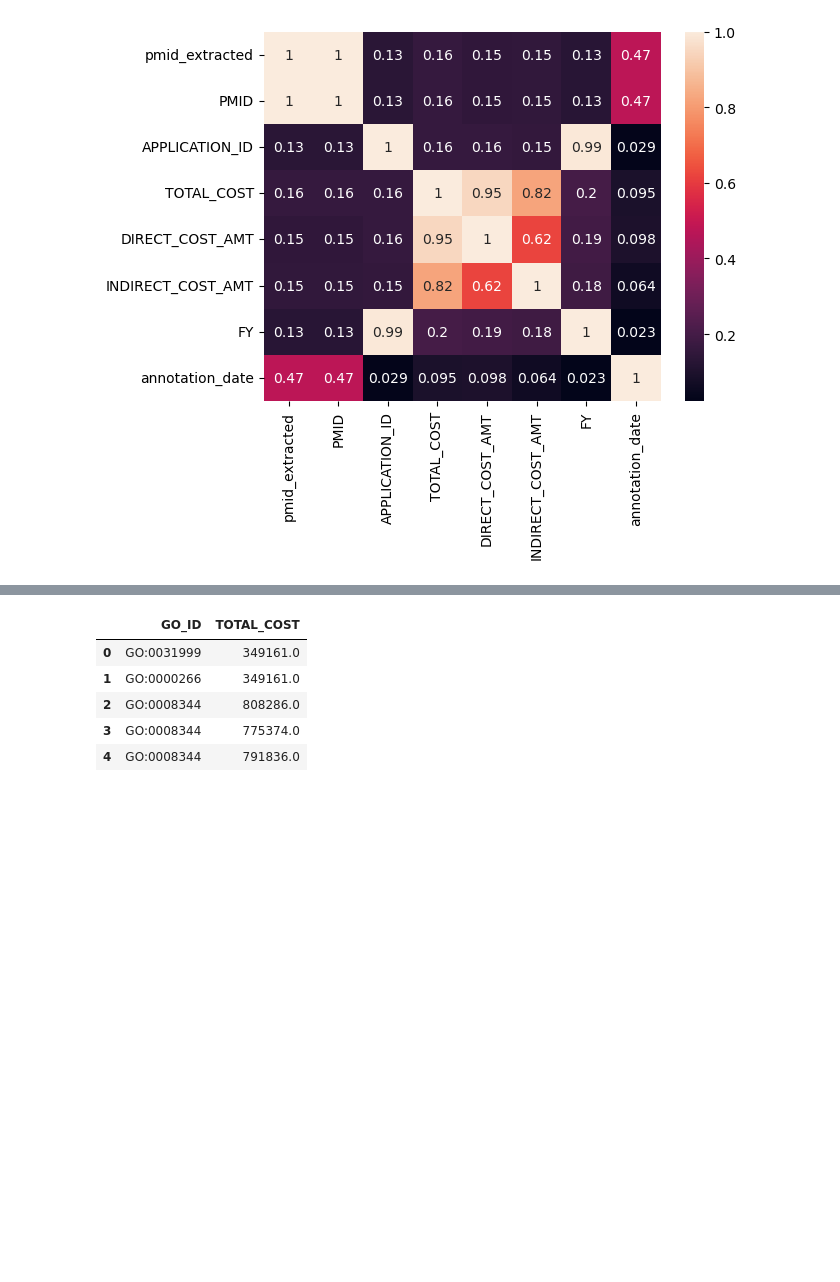
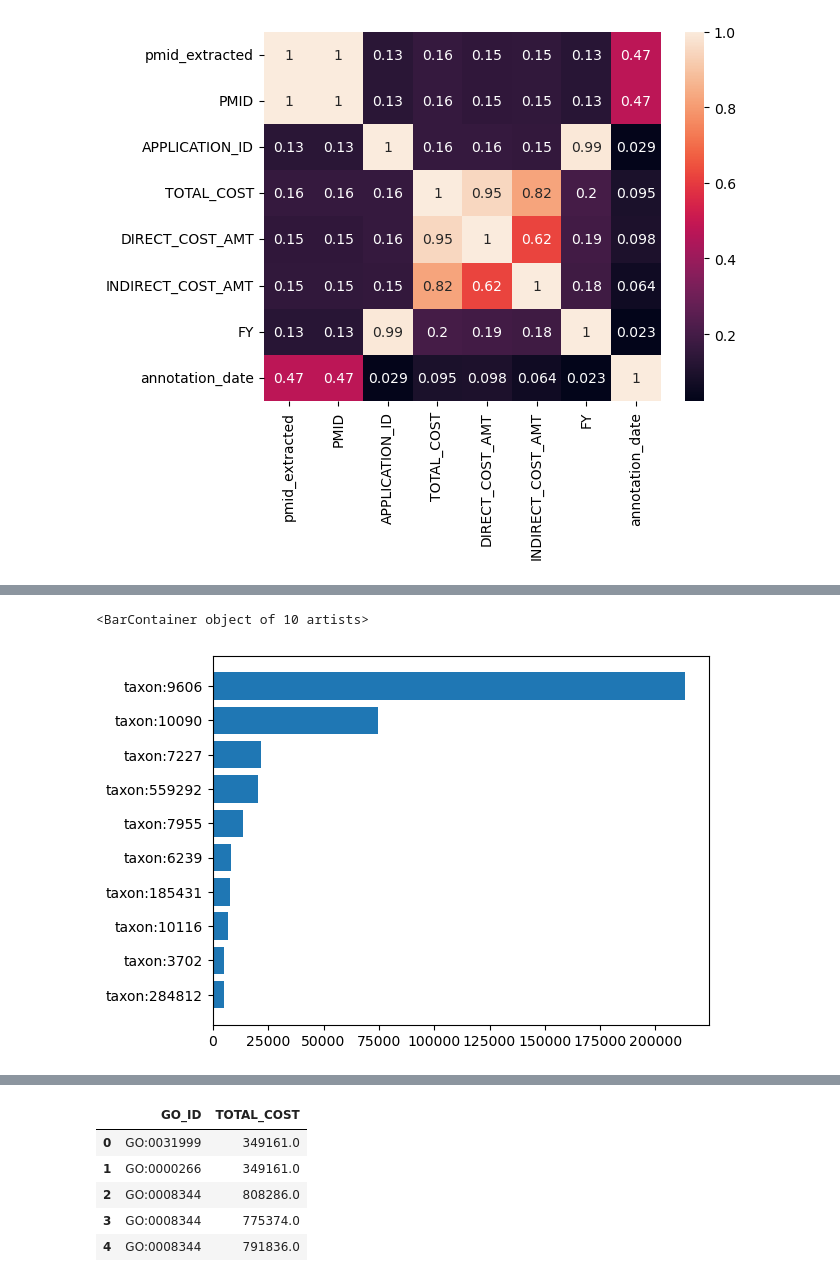
Before and after one commit to Moulica5374/NIH-Funding-Annotation-Analysis-Team-Project, a Jupyter notebook: Data_Analysis.ipynb, the cells around one changed output, grey strips where cells are left out. Drawn from its saved outputs; the diff is of its cells as text; code cells hidden in the pictures; blank space fills up the shorter version.

```diff
--- a/Data_Analysis.ipynb
+++ b/Data_Analysis.ipynb
@@ -124,0 +191,9 @@ sns.heatmap(corr_matrix, annot=True)
+# %%
+# get top 10 taxons with the highest number of projects
+t10_taxon_proj = get_top_x(tot_cost_per_taxon, 'count_rank', 10, False)
+
+# visualize as a bar plot
+plt.barh(t10_taxon_proj['Taxon'], t10_taxon_proj['num_projects'])
+# %% [output]
+<BarContainer object of 10 artists>
+[figure, added]
```
Also changed, not shown: parts of 11 cells of this notebook.
